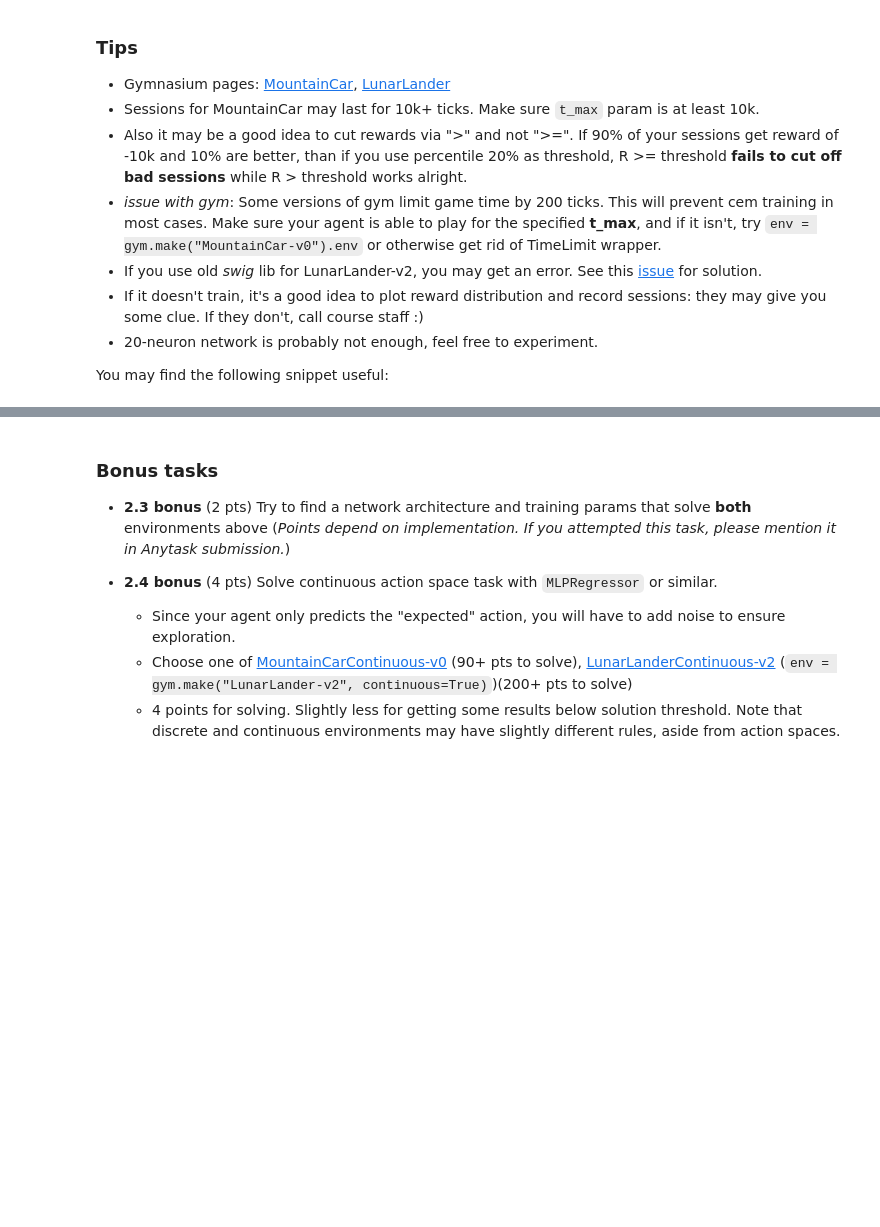
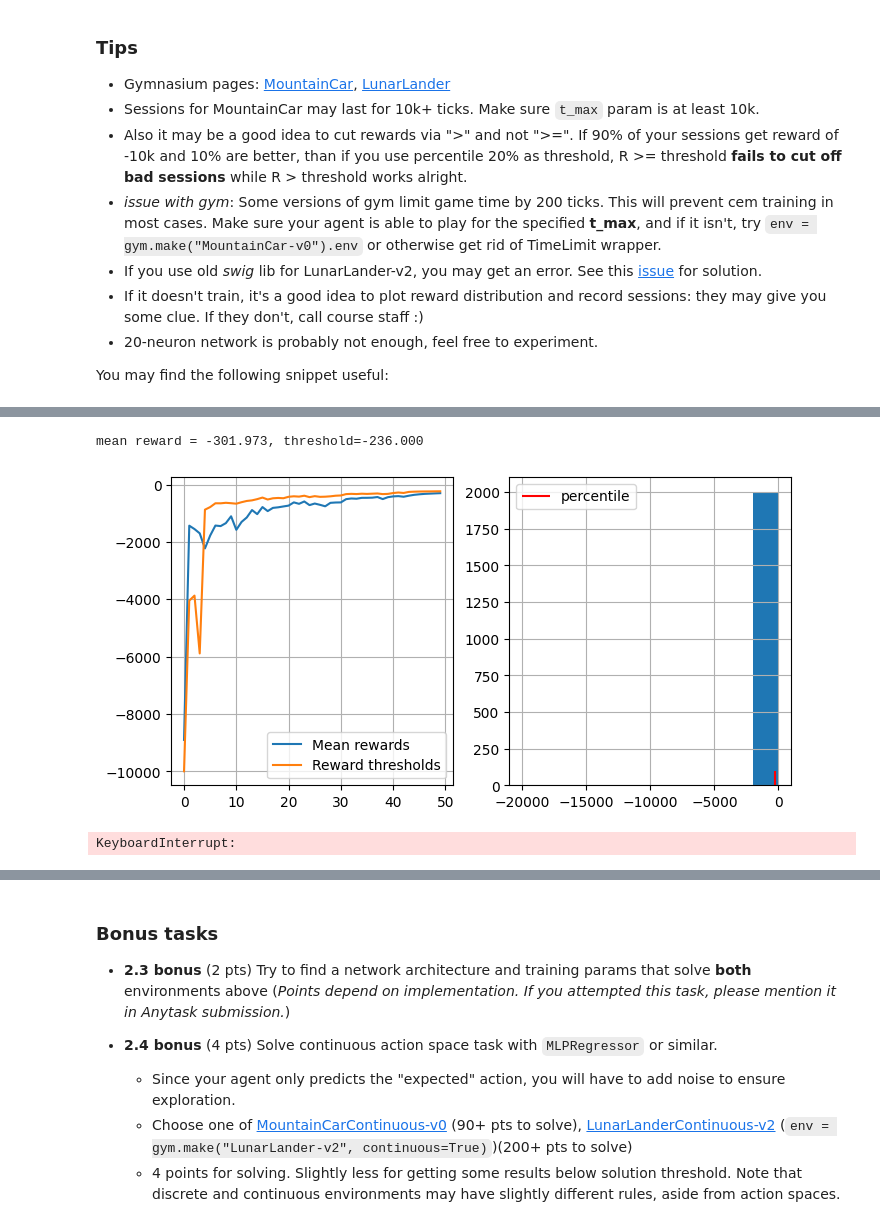
Before and after one commit to mozhaa/Practical_RL, a Jupyter notebook: week01_intro/deep_crossentropy_method.ipynb, the cells around one changed output, grey strips where cells are left out. Drawn from its saved outputs; the diff is of its cells as text; code cells hidden in the pictures; blank space fills up the shorter version.

```diff
--- a/week01_intro/deep_crossentropy_method.ipynb
+++ b/week01_intro/deep_crossentropy_method.ipynb
@@ -341,0 +532,24 @@ You may find the following snippet useful:
+# %%
+agent.learning_rate_init = 0.002
+agent.max_iter = 3
+
+elite_states = []
+elite_actions = []
+
+for _ in tqdm(range(10)):
+    sessions = [
+        generate_session(env, get_probs, t_max=10000) for _ in tqdm(range(2000))
+    ]
+    states_batch, actions_batch, rewards_batch = zip(*sessions)
+    new_elite_states, new_elite_actions = select_elites(
+        states_batch, actions_batch, rewards_batch, 90
+    )
+    elite_states.extend(new_elite_states)
+    elite_actions.extend(new_elite_actions)
+    agent.partial_fit(elite_states, elite_actions)
+    show_progress(rewards_batch, log, 90, reward_range=[-20000, 0])
+    agent.learning_rate_init *= 0.9
+# %% [output]
+mean reward = -301.973, threshold=-236.000
+[figure, added]
+KeyboardInterrupt:
```
Also changed, not shown: parts of 60 cells of this notebook, 1 other file.
